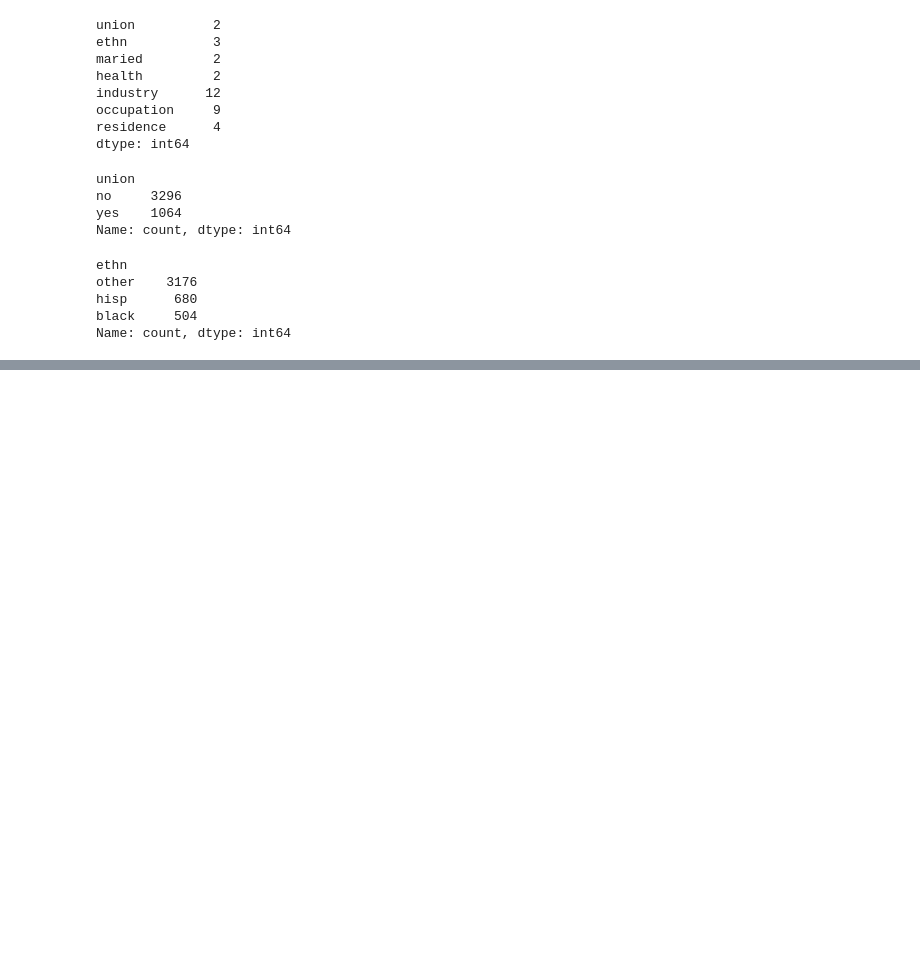
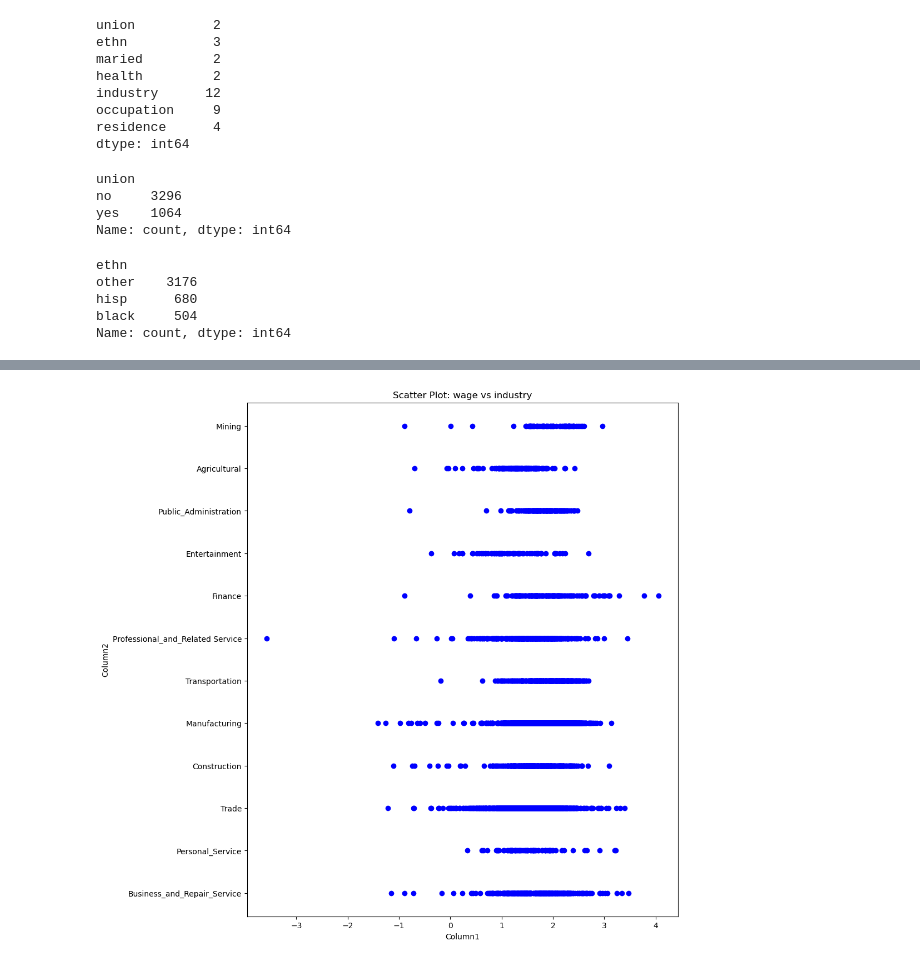
Before and after one commit to taqihaider7/NSU_ML, a Jupyter notebook: Submisison/Ahsan/assignment2.ipynb, the cells around one changed output, grey strips where cells are left out. Saved outputs shown, nothing was run; the diff lists cells and outputs as text; code cells hidden in the pictures; blank space fills up the shorter version.

```diff
--- a/Submisison/Ahsan/assignment2.ipynb
+++ b/Submisison/Ahsan/assignment2.ipynb
@@ -99,0 +152,9 @@ Name: count, dtype: int64
+# %%
+plt.figure(figsize=(10, 12))
+plt.scatter(df['wage'], df['industry'], color='blue')
+plt.title('Scatter Plot: wage vs industry')
+plt.xlabel('Column1')
+plt.ylabel('Column2')
+plt.show()
+# %% [output]
+[figure, added]
```
Also changed, not shown: parts of 28 cells of this notebook.
